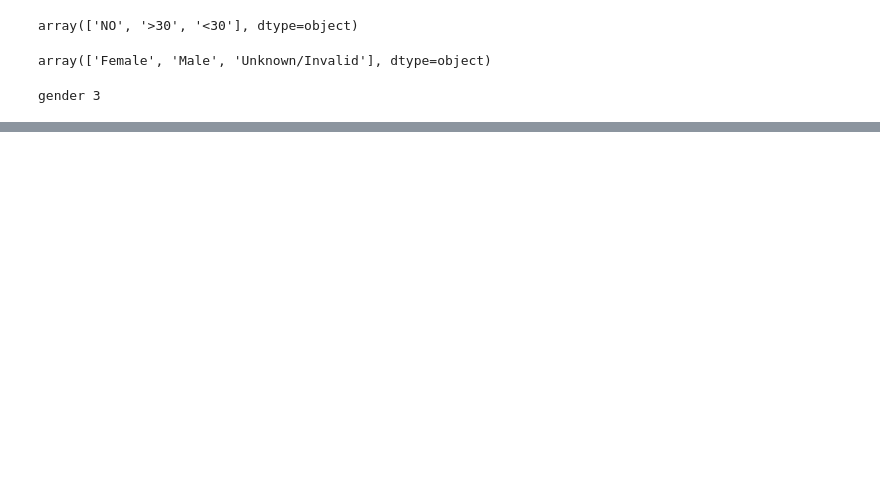
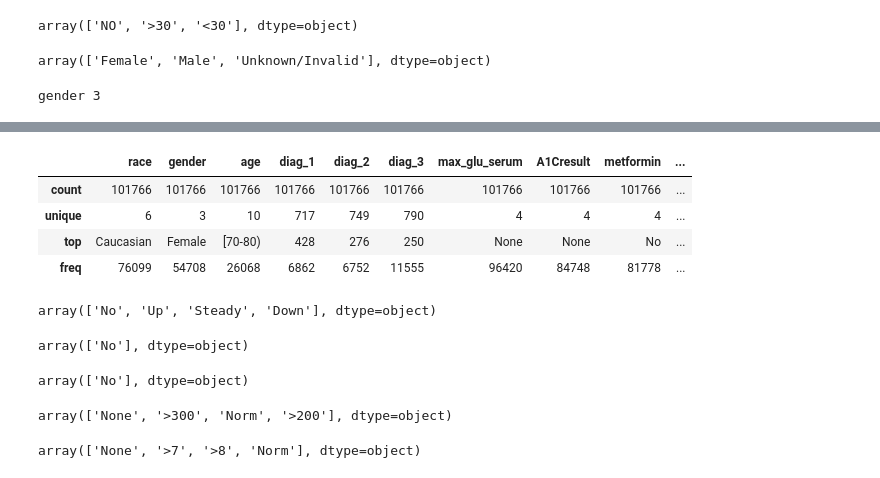
Before and after one commit to MaiaNgo/ds-project-01, a Jupyter notebook: maia/technical notebook_final.ipynb, the cells around one changed output, grey strips where cells are left out. Saved outputs shown, nothing was run; the diff lists cells and outputs as text; code cells hidden in the pictures; blank space fills up the shorter version.

```diff
--- a/maia/technical notebook_final.ipynb
+++ b/maia/technical notebook_final.ipynb
@@ -161,0 +200,30 @@ gender 3
+# %%
+# examine the bool & object with describe
+df.describe(include=['object', 'bool'])
+# %% [output]
+|  | race | gender | age | diag_1 | diag_2 | diag_3 | max_glu_serum | A1Cresult | metformin | ... |
+| count | 101766 | 101766 | 101766 | 101766 | 101766 | 101766 | 101766 | 101766 | 101766 | ... |
+| unique | 6 | 3 | 10 | 717 | 749 | 790 | 4 | 4 | 4 | ... |
+| top | Caucasian | Female | [70-80) | 428 | 276 | 250 | None | None | No | ... |
+| freq | 76099 | 54708 | 26068 | 6862 | 6752 | 11555 | 96420 | 84748 | 81778 | ... |
+# %%
+#Recheck
+df['repaglinide'].unique()
+# %% [output]
+array(['No', 'Up', 'Steady', 'Down'], dtype=object)
+# %%
+df['citoglipton'].unique()
+# %% [output]
+array(['No'], dtype=object)
+# %%
+df['examide'].unique()
+# %% [output]
+array(['No'], dtype=object)
+# %%
+df['max_glu_serum'].unique()
+# %% [output]
+array(['None', '>300', 'Norm', '>200'], dtype=object)
+# %%
+df['A1Cresult'].unique()
+# %% [output]
+array(['None', '>7', '>8', 'Norm'], dtype=object)
```
Also changed, not shown: parts of 13 cells of this notebook.
